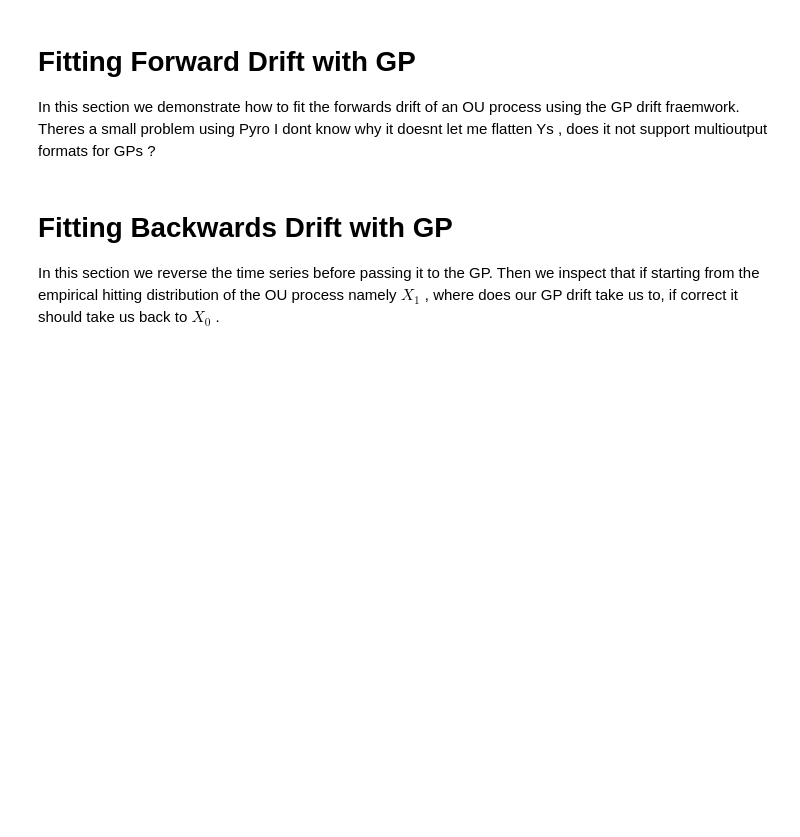
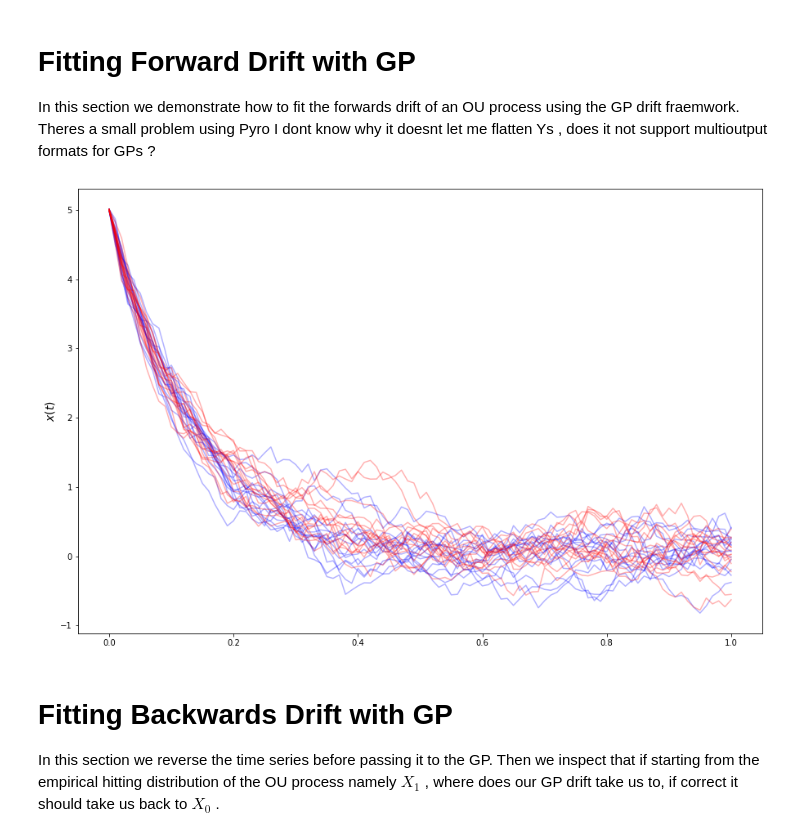
Before and after one commit to franciscovargas/GP_Sinkhorn, a Jupyter notebook: notebooks/GP_Drift_Fit.ipynb, the cells around one changed output. Drawn from its saved outputs; the diff is of its cells as text; code cells hidden in the pictures; blank space fills up the shorter version.

```diff
--- a/notebooks/GP_Drift_Fit.ipynb
+++ b/notebooks/GP_Drift_Fit.ipynb
@@ -139,7 +139,7 @@ def get_drift_data(X, dt, reverse=True):
 
     if reverse:
         # If reverse is true we want to learn the backwards SDE
-        X = X.flip(1) # Flip GP on time reversed series
+        X[:,:,0] = X[:,:,0].flip(1) # Flip GP on time reversed series
 
     X = X[:,:,:-1] # Remove the time components, to be re-attached later
 
@@ -156,7 +156,7 @@ def gp_drift_mean(X, m, dim=1, time=True):
     dim = dim + int(time)
     mean, cov = m(X, full_cov=True, noiseless=False)
 
-    return torch.tensor(mean).double()
+    return mean.double()
 # %%
 def run(Xts):
     X_0 = Xts[:,0,0].reshape(-1,1)  # Extract starting point
@@ -164,8 +164,16 @@ def run(Xts):
     gp_drift_model  = setup_gp(Xs, Ys.flatten());  # Setup the GP
     fit_gp(gp_drift_model, num_steps=5) # Fit the drift
     gp_ou_drift = lambda x: gp_drift_mean(x, gp_drift_model).reshape(-1, 1) # Extract mean drift
-    t_hat, Xts_hat = solve_sde_RK(b_drift=gp_ou_drift,sigma=sigma, X0=X_0, dt=dt, N=N) # Solver using GP predicted drift
     return t_hat,Xts_hat
+
+def MLEDrift(Xts):
+    X_0 =  Xts[:,0,0].reshape(-1,1)  # Extract starting point
+    Xs, Ys = get_drift_data(Xts, dt,reverse=False) # Formatting
+    gp_drift_model  = setup_gp(Xs, Ys.flatten());  # Setup the GP
+    #fit_gp(gp_drift_model, num_steps=5) # Fit the drift
+    gp_ou_drift = lambda x: gp_drift_mean(x, gp_drift_model).reshape(-1, 1) # Extract mean drift
+    #t_hat, Xts_hat = solve_sde_RK(b_drift=gp_ou_drift,sigma=sigma, X0=X_0, dt=dt, N=N) # Solver using GP predicted drift
+    return gp_ou_drift
 # %% [markdown]
 # Generating OU Based data
 
@@ -192,9 +200,13 @@ plot_trajectories_2(Xts, t, remove_time=True)
 # Fitting Forward Drift with GP
 In this section we demonstrate how to fit the forwards drift of an OU process using the GP drift fraemwork. Theres a small problem using Pyro I dont know why it doesnt let me flatten Ys , does it not support multioutput formats for GPs ?
 # %%
-t_hat,Xts_hat = run(Xts)
+gp_ou_drift = MLEDrift(Xts)
+
+t_hat, Xts_hat = solve_sde_RK(b_drift=gp_ou_drift,sigma=sigma, X0=X_0, dt=dt, N=N) # Solver using GP predicted drift
 fig_axs = plot_trajectories_2(Xts, t, remove_time=True, show=False)
 plot_trajectories_2(Xts_hat, t_hat, remove_time=True, fig_axs=fig_axs, color='r');
+# %% [output]
+[figure, added]
 # %% [markdown]
 # Fitting Backwards Drift with GP
 
```
Also changed, not shown: parts of 8 cells of this notebook.
